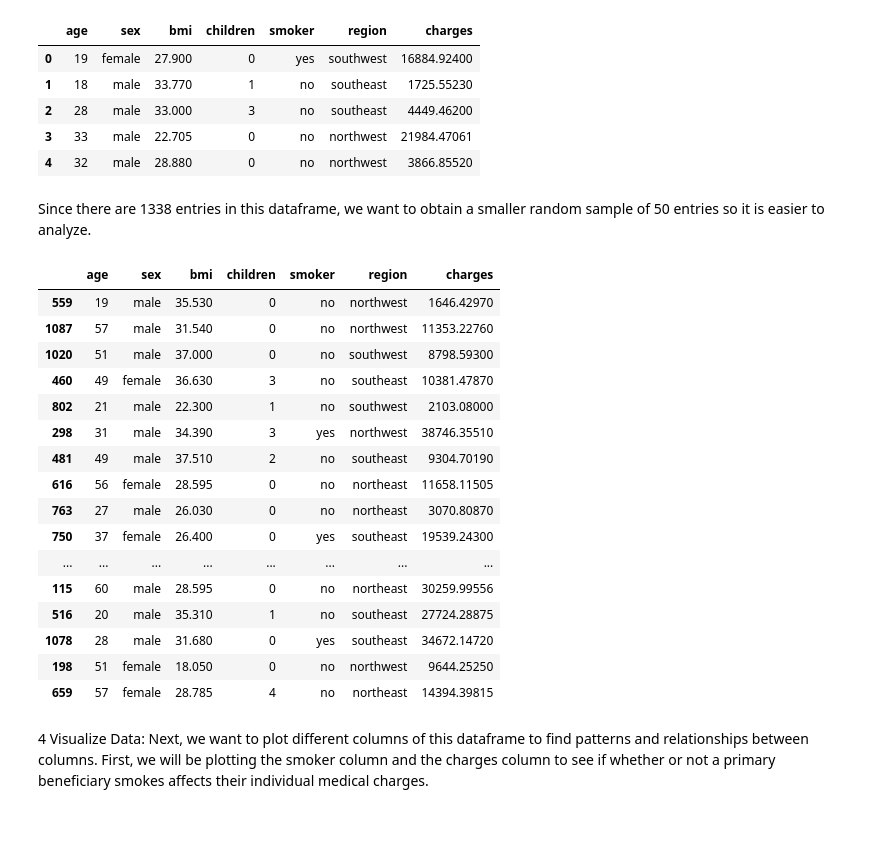
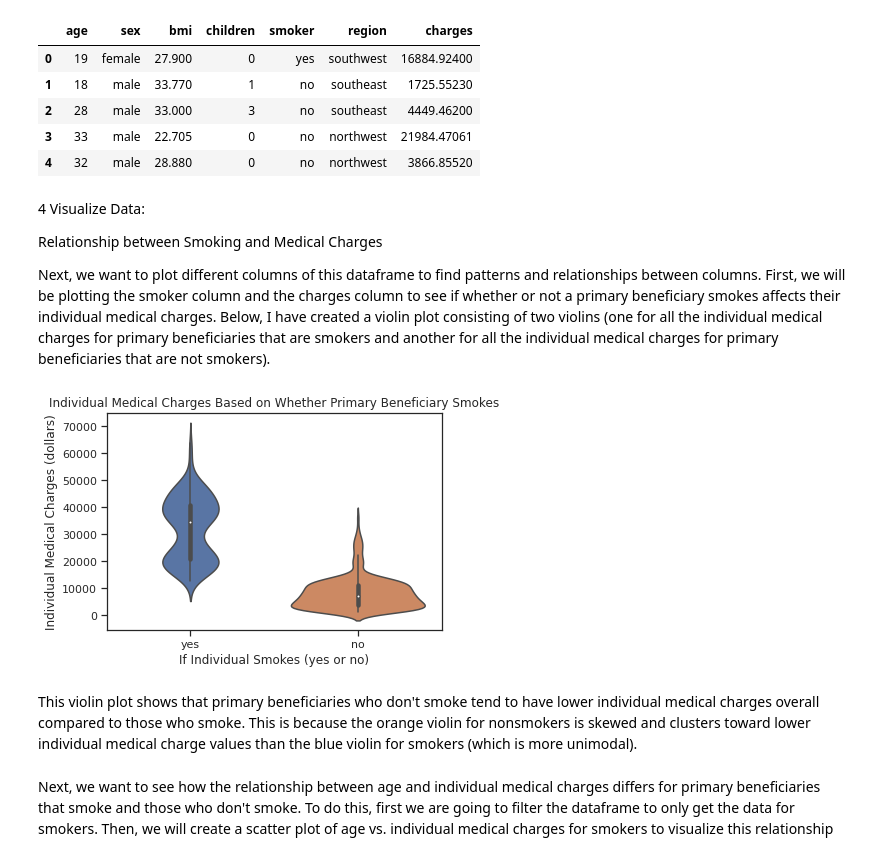
Before and after one commit to ashwittha/ashwittha.github.io, a Jupyter notebook: This is the Jupyter Notebook.ipynb, the cells around one changed output. Cells and saved outputs as stored; diff of their text form; code cells hidden in the pictures; blank space fills up the shorter version.

```diff
--- a/This is the Jupyter Notebook.ipynb
+++ b/This is the Jupyter Notebook.ipynb
@@ -28,27 +28,27 @@ df.head()
 | 3 | 33 | male | 22.705 | 0 | no | northwest | 21984.47061 |
 | 4 | 32 | male | 28.880 | 0 | no | northwest | 3866.85520 |
 # %% [markdown]
-Since there are 1338 entries in this dataframe, we want to obtain a smaller random sample of 50 entries so it is easier to analyze.
+4 Visualize Data:
+
+Relationship between Smoking and Medical Charges
+
+Next, we want to plot different columns of this dataframe to find patterns and relationships between columns.
+First, we will be plotting the smoker column and the charges column to see if whether or not a primary beneficiary smokes affects their individual medical charges. Below, I have created a violin plot consisting of two violins (one for all the individual medical charges for primary beneficiaries that are smokers and another for all the individual medical charges for primary beneficiaries that are not smokers).
 # %%
-df = df.sample(n = 50, random_state = 1)
-df
+import matplotlib.pyplot as plt
+import seaborn as sns
+
+fig, ax = plt.subplots()
+sns.violinplot(x = 'smoker', y = 'charges', data = df)
+
+#sets the title and labels the x and y axis
+ax.set_xlabel("If Individual Smokes (yes or no)")
+ax.set_ylabel("Individual Medical Charges (dollars)")
+ax.set_title("Individual Medical Charges Based on Whether Primary Beneficiary Smokes")
+fig.savefig("violin.png")
 # %% [output]
-|  | age | sex | bmi | children | smoker | region | charges |
-| 559 | 19 | male | 35.530 | 0 | no | northwest | 1646.42970 |
-| 1087 | 57 | male | 31.540 | 0 | no | northwest | 11353.22760 |
-| 1020 | 51 | male | 37.000 | 0 | no | southwest | 8798.59300 |
-| 460 | 49 | female | 36.630 | 3 | no | southeast | 10381.47870 |
-| 802 | 21 | male | 22.300 | 1 | no | southwest | 2103.08000 |
-| 298 | 31 | male | 34.390 | 3 | yes | northwest | 38746.35510 |
-| 481 | 49 | male | 37.510 | 2 | no | southeast | 9304.70190 |
-| 616 | 56 | female | 28.595 | 0 | no | northeast | 11658.11505 |
-| 763 | 27 | male | 26.030 | 0 | no | northeast | 3070.80870 |
-| 750 | 37 | female | 26.400 | 0 | yes | southeast | 19539.24300 |
-| ... | ... | ... | ... | ... | ... | ... | ... |
-| 115 | 60 | male | 28.595 | 0 | no | northeast | 30259.99556 |
-| 516 | 20 | male | 35.310 | 1 | no | southeast | 27724.28875 |
-| 1078 | 28 | male | 31.680 | 0 | yes | southeast | 34672.14720 |
-| 198 | 51 | female | 18.050 | 0 | no | northwest | 9644.25250 |
-| 659 | 57 | female | 28.785 | 4 | no | northeast | 14394.39815 |
+[figure, added]
+# %% [markdown]
+This violin plot shows that primary beneficiaries who don't smoke tend to have lower individual medical charges overall compared to those who smoke. This is because the orange violin for nonsmokers is skewed and clusters toward lower individual medical charge values than the blue violin for smokers (which is more unimodal).
 # %% [markdown]
-4 Visualize Data: Next, we want to plot different columns of this dataframe to find patterns and relationships between columns. First, we will be plotting the smoker column and the charges column to see if whether or not a primary beneficiary smokes affects their individual medical charges.
+Next, we want to see how the relationship between age and individual medical charges differs for primary beneficiaries that smoke and those who don't smoke. To do this, first we are going to filter the dataframe to only get the data for smokers. Then, we will create a scatter plot of age vs. individual medical charges for smokers to visualize this relationship
```
Also changed, not shown: parts of 6 cells of this notebook.
